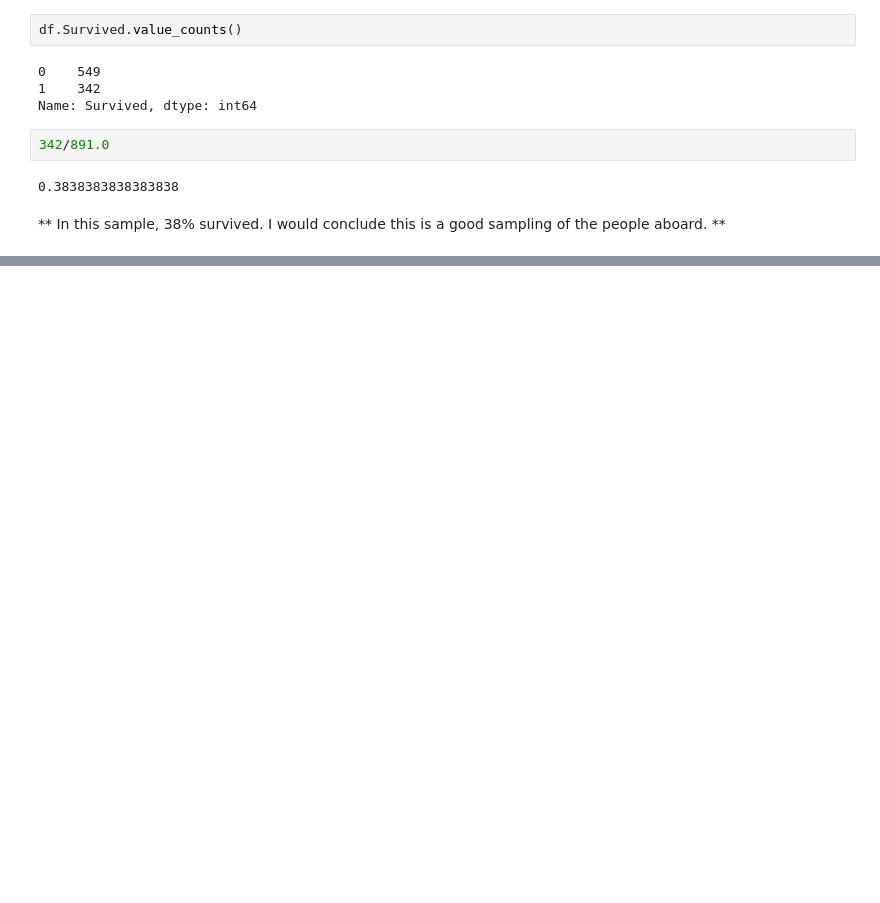
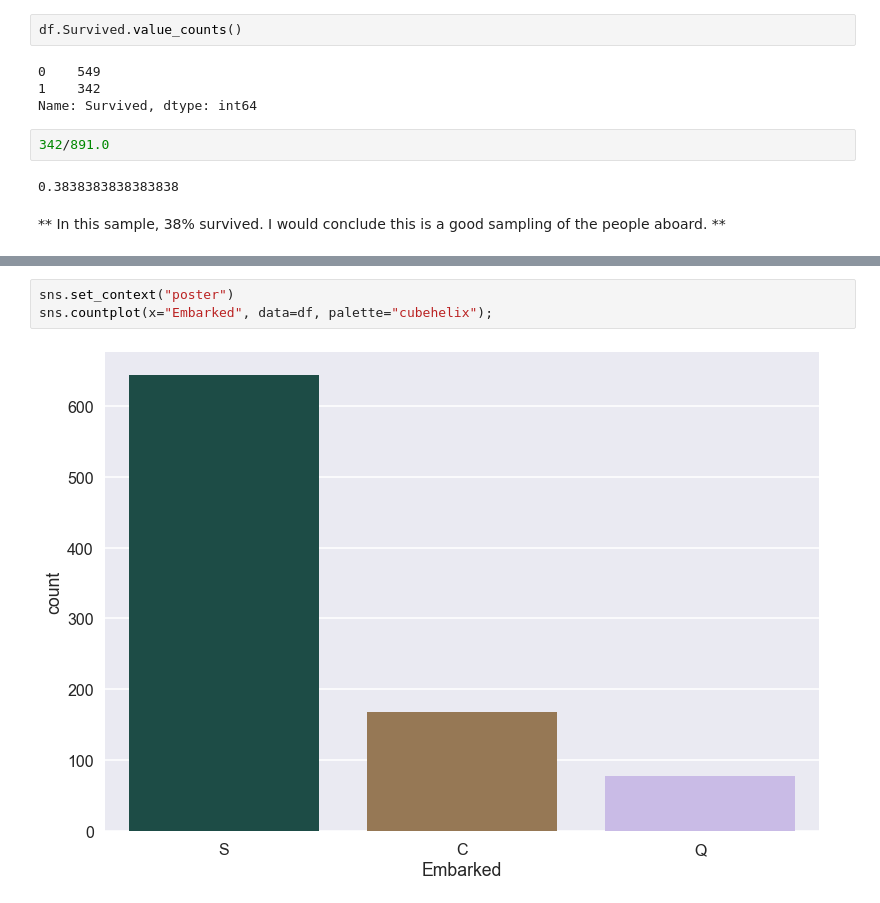
Before and after one commit to mjlsmith/Investigating-a-Dataset, a Jupyter notebook: Titanic Data analysis.ipynb, the cells around one changed output, grey strips where cells are left out. Saved outputs shown, nothing was run; the diff lists cells and outputs as text; blank space fills up the shorter version.

```diff
--- a/Titanic Data analysis.ipynb
+++ b/Titanic Data analysis.ipynb
@@ -59,0 +156,5 @@ Name: Survived, dtype: int64
+# %%
+sns.set_context("poster")
+sns.countplot(x="Embarked", data=df, palette="cubehelix");
+# %% [output]
+[figure, added]
```
Also changed, not shown: parts of 22 cells of this notebook.
